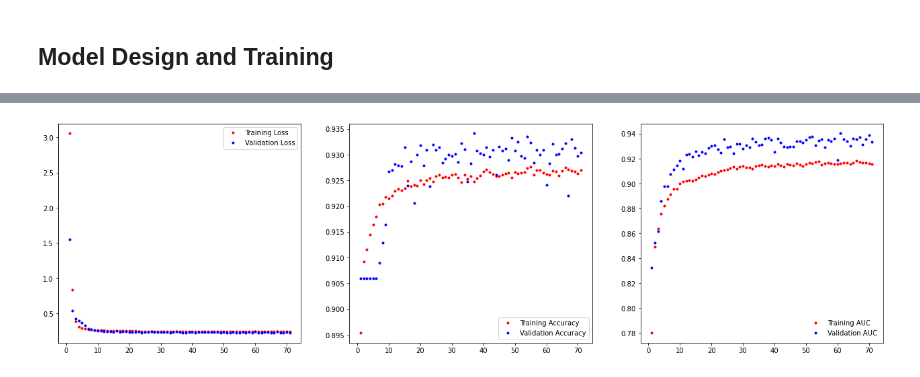
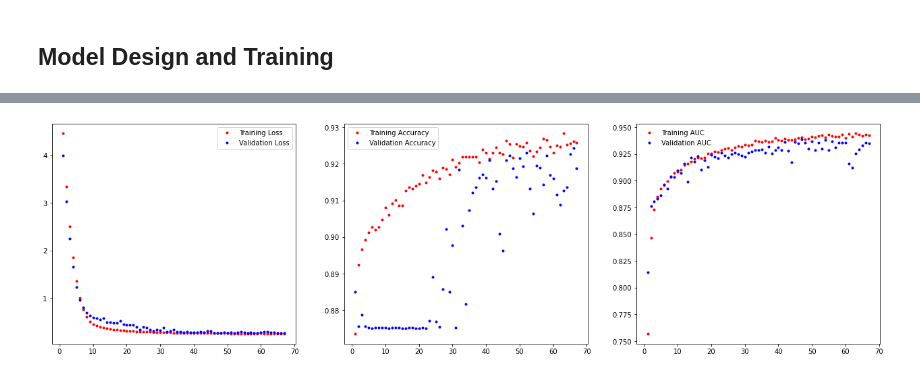
Before and after one commit to ChandlerKenworthy/Y4RareDecayProject, a Jupyter notebook: code/neural_network/nn_with_preselection.ipynb, the cells around one changed output, grey strips where cells are left out. Drawn from its saved outputs; the diff is of its cells as text; code cells hidden in the pictures.

```diff
--- a/code/neural_network/nn_with_preselection.ipynb
+++ b/code/neural_network/nn_with_preselection.ipynb
@@ -166,13 +160,7 @@ To enable them in other operations, rebuild TensorFlow with the appropriate comp
-# %%
-# Write the fitting history with pickle
-import pickle
-
-#with open('train_history/v2.3_histDict', 'wb') as file_pi:
-#    pickle.dump(m_history.history, file_pi)
-
-# Read in using
-history = pickle.load(open('train_history/v2.3_histDict', "rb"))
+# %%
+history = pickle.load(open('train_history/v2.3.2_histDict', "rb"))
+nepochs = len(history['loss'])
 # %%
-dp.plot_history_curves(history, 71)
+dp.plot_history_curves(history, nepochs)
 # %% [output]
-[figure, old version]
+[figure, new version]
```
Also changed, not shown: parts of 15 cells of this notebook, 19 other files.
